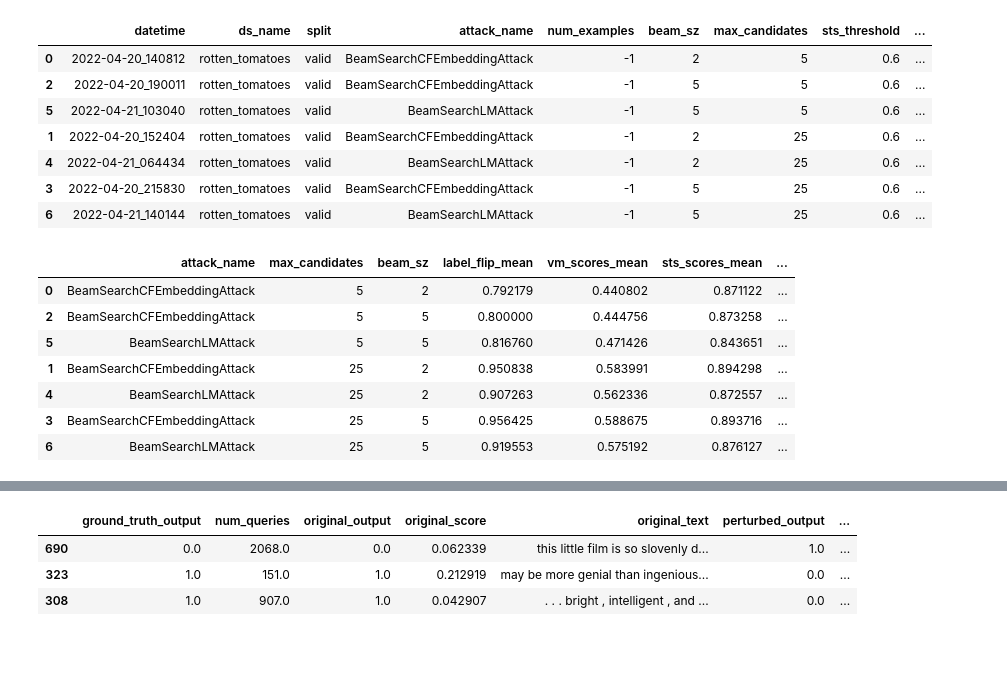
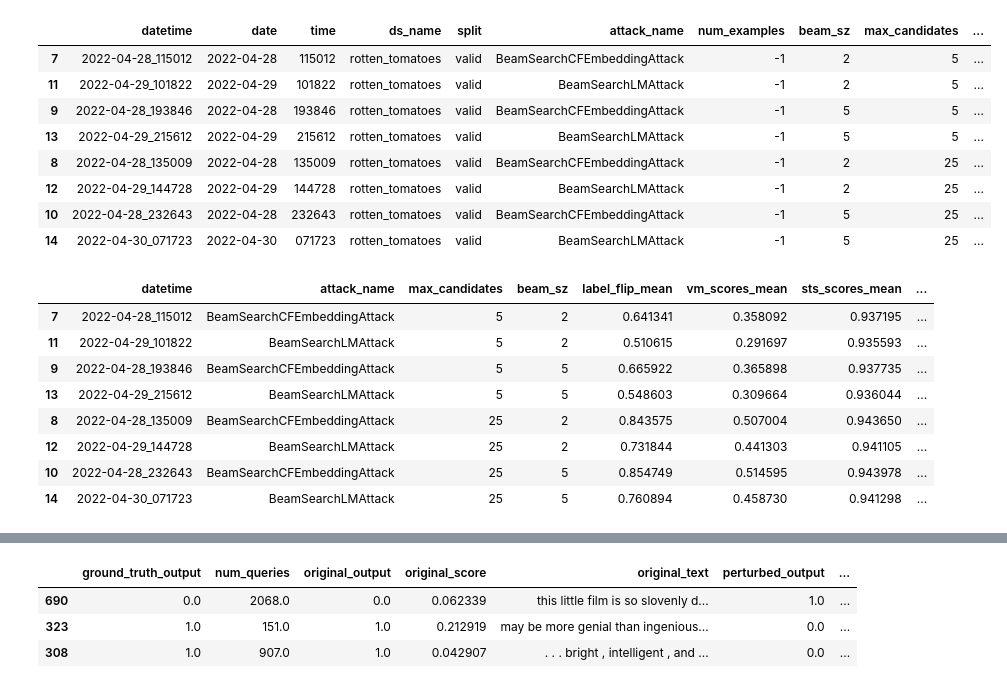
Before and after one commit to puzzler10/travis_attack, a Jupyter notebook: baselines_analysis.ipynb, the cells around one changed output, grey strips where cells are left out. Cells and saved outputs as stored; diff of their text form; code cells hidden in the pictures; blank space fills up the shorter version.

```diff
--- a/baselines_analysis.ipynb
+++ b/baselines_analysis.ipynb
@@ -7,26 +7,34 @@ import pandas as pd
 from travis_attack.utils import display_all
 # %%
 filename_results = f"/data/tproth/travis_attack/baselines/results.csv"
-df_results = pd.read_csv(filename_results).sort_values(by=['ds_name', 'max_candidates', 'beam_sz'])
+df_results = pd.read_csv(filename_results)
+df_results[['date', 'time']] = df_results['datetime'].str.split('_', 1, expand=True)
+first_cols = ['datetime','date','time']
+last_cols = [col for col in df_results.columns if col not in first_cols]
+df_results = df_results[first_cols+last_cols]
+df_results = df_results.query("date > '2022-04-22'")
+df_results = df_results.sort_values(by=['ds_name', 'max_candidates', 'beam_sz', 'datetime'])
 display_all(df_results)
 # %% [output]
-|  | datetime | ds_name | split | attack_name | num_examples | beam_sz | max_candidates | sts_threshold | ... |
-| 0 | 2022-04-20_140812 | rotten_tomatoes | valid | BeamSearchCFEmbeddingAttack | -1 | 2 | 5 | 0.6 | ... |
-| 2 | 2022-04-20_190011 | rotten_tomatoes | valid | BeamSearchCFEmbeddingAttack | -1 | 5 | 5 | 0.6 | ... |
-| 5 | 2022-04-21_103040 | rotten_tomatoes | valid | BeamSearchLMAttack | -1 | 5 | 5 | 0.6 | ... |
-| 1 | 2022-04-20_152404 | rotten_tomatoes | valid | BeamSearchCFEmbeddingAttack | -1 | 2 | 25 | 0.6 | ... |
-| 4 | 2022-04-21_064434 | rotten_tomatoes | valid | BeamSearchLMAttack | -1 | 2 | 25 | 0.6 | ... |
-| 3 | 2022-04-20_215830 | rotten_tomatoes | valid | BeamSearchCFEmbeddingAttack | -1 | 5 | 25 | 0.6 | ... |
-| 6 | 2022-04-21_140144 | rotten_tomatoes | valid | BeamSearchLMAttack | -1 | 5 | 25 | 0.6 | ... |
+|  | datetime | date | time | ds_name | split | attack_name | num_examples | beam_sz | max_candidates | ... |
+| 7 | 2022-04-28_115012 | 2022-04-28 | 115012 | rotten_tomatoes | valid | BeamSearchCFEmbeddingAttack | -1 | 2 | 5 | ... |
+| 11 | 2022-04-29_101822 | 2022-04-29 | 101822 | rotten_tomatoes | valid | BeamSearchLMAttack | -1 | 2 | 5 | ... |
+| 9 | 2022-04-28_193846 | 2022-04-28 | 193846 | rotten_tomatoes | valid | BeamSearchCFEmbeddingAttack | -1 | 5 | 5 | ... |
+| 13 | 2022-04-29_215612 | 2022-04-29 | 215612 | rotten_tomatoes | valid | BeamSearchLMAttack | -1 | 5 | 5 | ... |
+| 8 | 2022-04-28_135009 | 2022-04-28 | 135009 | rotten_tomatoes | valid | BeamSearchCFEmbeddingAttack | -1 | 2 | 25 | ... |
+| 12 | 2022-04-29_144728 | 2022-04-29 | 144728 | rotten_tomatoes | valid | BeamSearchLMAttack | -1 | 2 | 25 | ... |
+| 10 | 2022-04-28_232643 | 2022-04-28 | 232643 | rotten_tomatoes | valid | BeamSearchCFEmbeddingAttack | -1 | 5 | 25 | ... |
+| 14 | 2022-04-30_071723 | 2022-04-30 | 071723 | rotten_tomatoes | valid | BeamSearchLMAttack | -1 | 5 | 25 | ... |
 # %%
-df_results[['attack_name', 'max_candidates', 'beam_sz', 'label_flip_mean','vm_scores_mean', 'sts_scores_mean', 'contradiction_scores_mean']]
+df_results[['datetime','attack_name', 'max_candidates', 'beam_sz', 'label_flip_mean','vm_scores_mean', 'sts_scores_mean', 'contradiction_scores_mean']]
 # %% [output]
-|  | attack_name | max_candidates | beam_sz | label_flip_mean | vm_scores_mean | sts_scores_mean | ... |
-| 0 | BeamSearchCFEmbeddingAttack | 5 | 2 | 0.792179 | 0.440802 | 0.871122 | ... |
-| 2 | BeamSearchCFEmbeddingAttack | 5 | 5 | 0.800000 | 0.444756 | 0.873258 | ... |
-| 5 | BeamSearchLMAttack | 5 | 5 | 0.816760 | 0.471426 | 0.843651 | ... |
-| 1 | BeamSearchCFEmbeddingAttack | 25 | 2 | 0.950838 | 0.583991 | 0.894298 | ... |
-| 4 | BeamSearchLMAttack | 25 | 2 | 0.907263 | 0.562336 | 0.872557 | ... |
-| 3 | BeamSearchCFEmbeddingAttack | 25 | 5 | 0.956425 | 0.588675 | 0.893716 | ... |
-| 6 | BeamSearchLMAttack | 25 | 5 | 0.919553 | 0.575192 | 0.876127 | ... |
+|  | datetime | attack_name | max_candidates | beam_sz | label_flip_mean | vm_scores_mean | sts_scores_mean | ... |
+| 7 | 2022-04-28_115012 | BeamSearchCFEmbeddingAttack | 5 | 2 | 0.641341 | 0.358092 | 0.937195 | ... |
+| 11 | 2022-04-29_101822 | BeamSearchLMAttack | 5 | 2 | 0.510615 | 0.291697 | 0.935593 | ... |
+| 9 | 2022-04-28_193846 | BeamSearchCFEmbeddingAttack | 5 | 5 | 0.665922 | 0.365898 | 0.937735 | ... |
+| 13 | 2022-04-29_215612 | BeamSearchLMAttack | 5 | 5 | 0.548603 | 0.309664 | 0.936044 | ... |
+| 8 | 2022-04-28_135009 | BeamSearchCFEmbeddingAttack | 25 | 2 | 0.843575 | 0.507004 | 0.943650 | ... |
+| 12 | 2022-04-29_144728 | BeamSearchLMAttack | 25 | 2 | 0.731844 | 0.441303 | 0.941105 | ... |
+| 10 | 2022-04-28_232643 | BeamSearchCFEmbeddingAttack | 25 | 5 | 0.854749 | 0.514595 | 0.943978 | ... |
+| 14 | 2022-04-30_071723 | BeamSearchLMAttack | 25 | 5 | 0.760894 | 0.458730 | 0.941298 | ... |
 # %%
```
Also changed, not shown: parts of 2 cells of this notebook, 41 other files.
